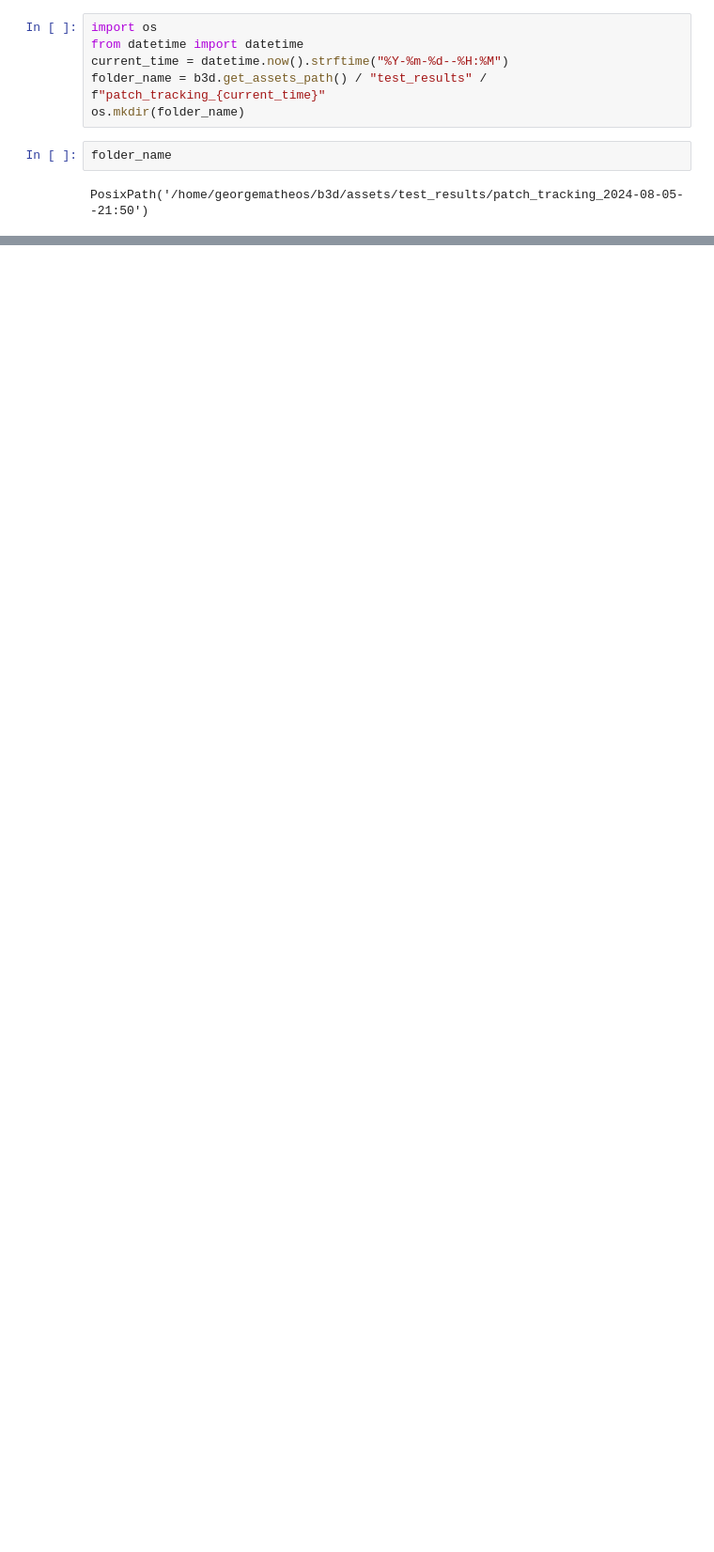
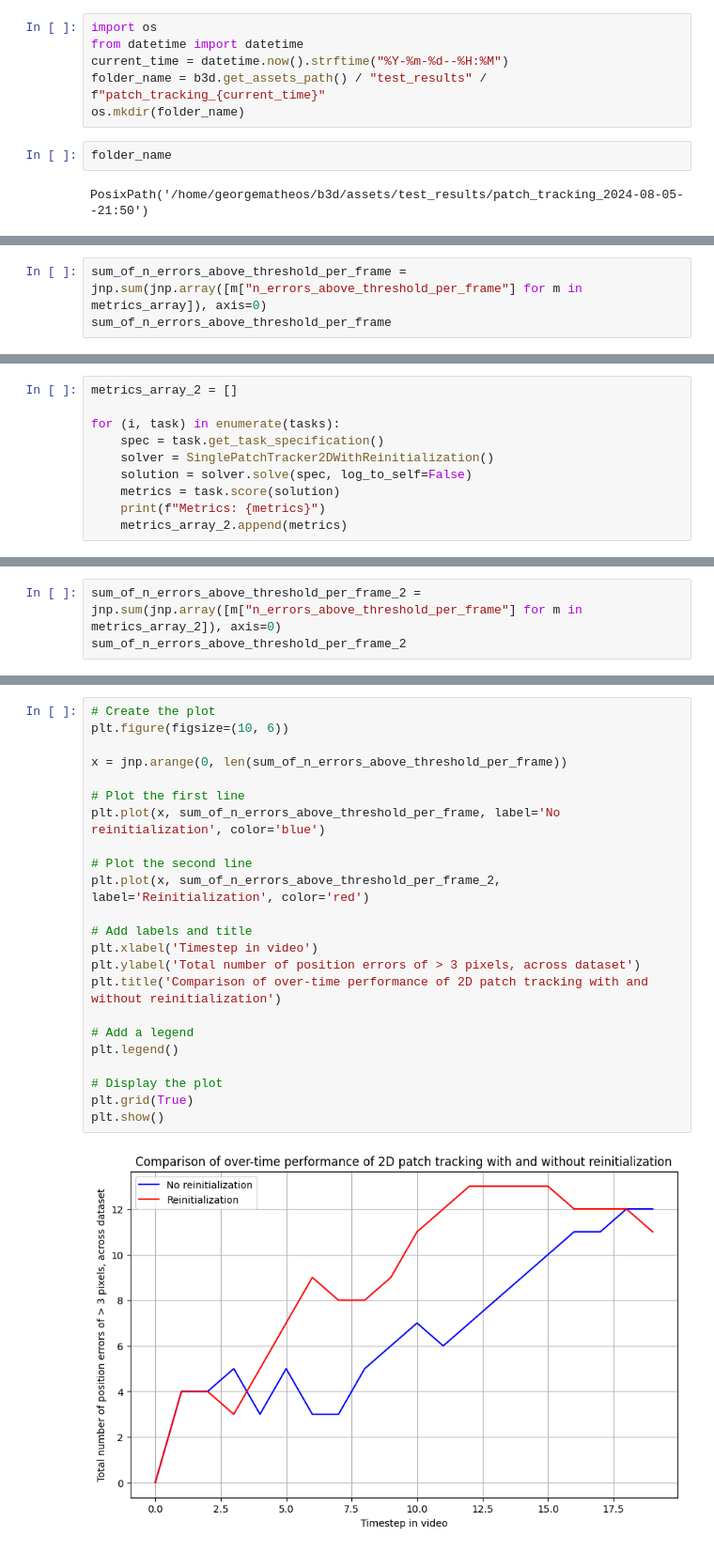
Before and after one commit to probcomp/b3d, a Jupyter notebook: notebooks/gm/03_single_patch_tracking_task.ipynb, the cells around one changed output, grey strips where cells are left out. Shown at 94% size. Drawn from its saved outputs; the diff is of its cells as text; blank space fills up the shorter version.

Commit message:
add tracker with reinitialization; export viz

```diff
--- a/notebooks/gm/03_single_patch_tracking_task.ipynb
+++ b/notebooks/gm/03_single_patch_tracking_task.ipynb
@@ -123,0 +265,3 @@ plt.imshow(solver.patch)
+# %%
+sum_of_n_errors_above_threshold_per_frame = jnp.sum(jnp.array([m["n_errors_above_threshold_per_frame"] for m in metrics_array]), axis=0)
+sum_of_n_errors_above_threshold_per_frame
@@ -123,0 +271,10 @@ plt.imshow(solver.patch)
+# %%
+metrics_array_2 = []
+
+for (i, task) in enumerate(tasks):
+    spec = task.get_task_specification()
+    solver = SinglePatchTracker2DWithReinitialization()
+    solution = solver.solve(spec, log_to_self=False)
+    metrics = task.score(solution)
+    print(f"Metrics: {metrics}")
+    metrics_array_2.append(metrics)
@@ -123,0 +304,3 @@ plt.imshow(solver.patch)
+# %%
+sum_of_n_errors_above_threshold_per_frame_2 = jnp.sum(jnp.array([m["n_errors_above_threshold_per_frame"] for m in metrics_array_2]), axis=0)
+sum_of_n_errors_above_threshold_per_frame_2
@@ -123,0 +310,25 @@ plt.imshow(solver.patch)
+# %%
+# Create the plot
+plt.figure(figsize=(10, 6))
+
+x = jnp.arange(0, len(sum_of_n_errors_above_threshold_per_frame))
+
+# Plot the first line
+plt.plot(x, sum_of_n_errors_above_threshold_per_frame, label='No reinitialization', color='blue')
+
+# Plot the second line
+plt.plot(x, sum_of_n_errors_above_threshold_per_frame_2, label='Reinitialization', color='red')
+
+# Add labels and title
+plt.xlabel('Timestep in video')
+plt.ylabel('Total number of position errors of > 3 pixels, across dataset')
+plt.title('Comparison of over-time performance of 2D patch tracking with and without reinitialization')
+
+# Add a legend
+plt.legend()
+
+# Display the plot
+plt.grid(True)
+plt.show()
+# %% [output]
+[figure, added]
```
Also changed, not shown: parts of 16 cells of this notebook, 2 other files.
